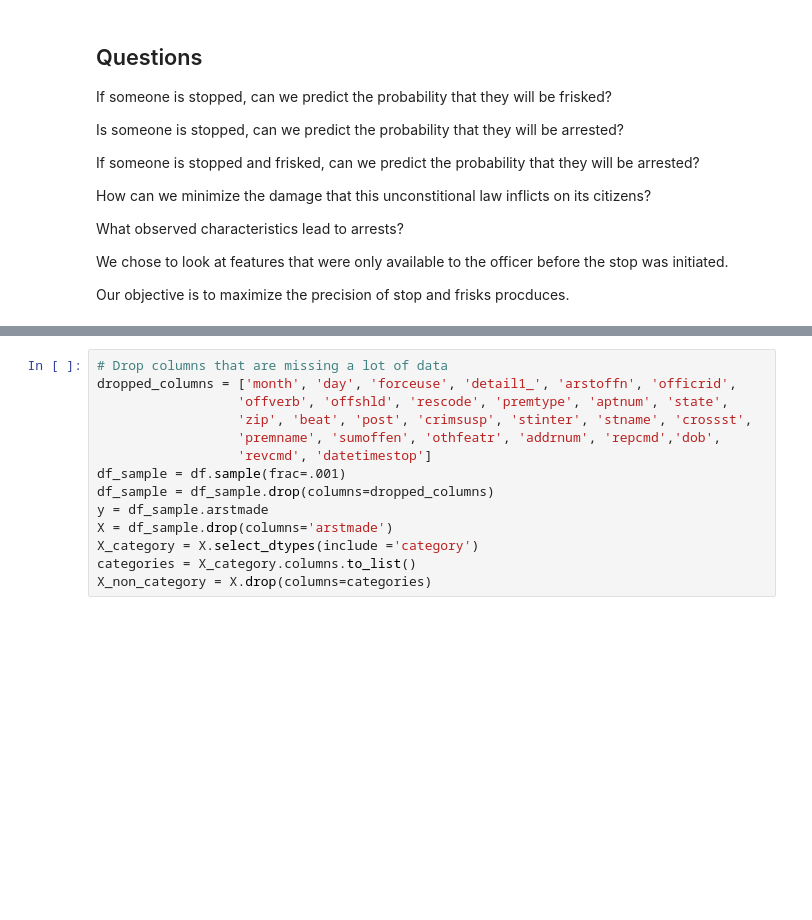
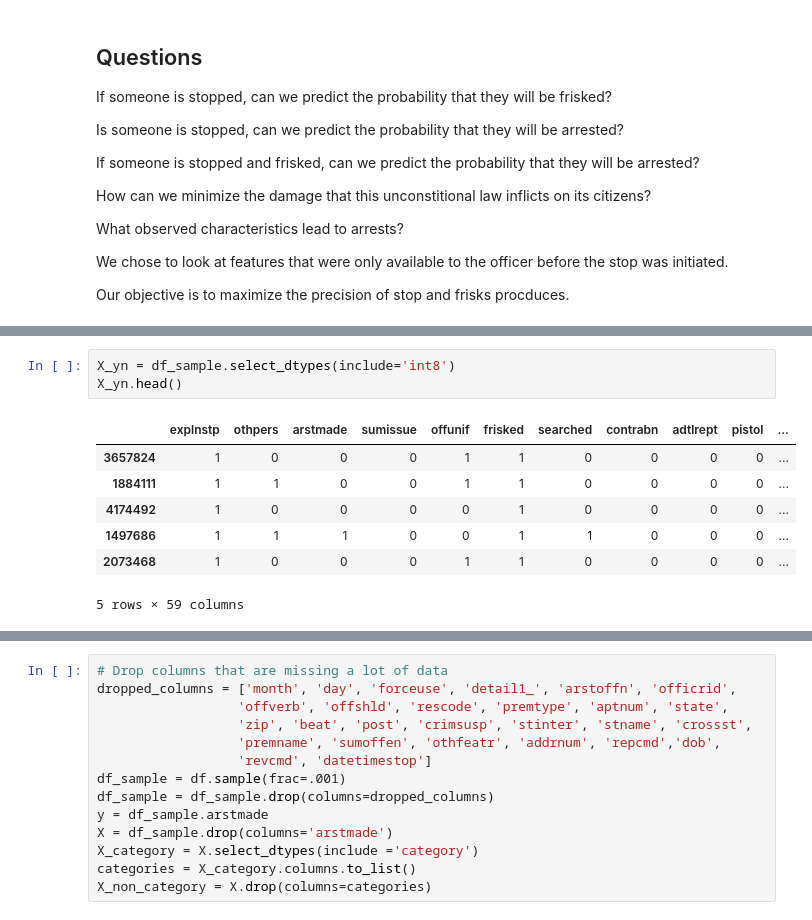
Before and after one commit to StevenDye/stop-and-frisk, a Jupyter notebook: SD_Notebook.ipynb, the cells around one changed output, grey strips where cells are left out. Cells and saved outputs as stored; diff of their text form; blank space fills up the shorter version.

```diff
--- a/SD_Notebook.ipynb
+++ b/SD_Notebook.ipynb
@@ -329,0 +172,11 @@ targets = ['arstmade', 'arstoffn', 'sumissue', 'sumoffen', 'compyear', 'comppct'
+# %%
+X_yn = df_sample.select_dtypes(include='int8')
+X_yn.head()
+# %% [output]
+|  | explnstp | othpers | arstmade | sumissue | offunif | frisked | searched | contrabn | adtlrept | pistol | ... |
+| 3657824 | 1 | 0 | 0 | 0 | 1 | 1 | 0 | 0 | 0 | 0 | ... |
+| 1884111 | 1 | 1 | 0 | 0 | 1 | 1 | 0 | 0 | 0 | 0 | ... |
+| 4174492 | 1 | 0 | 0 | 0 | 0 | 1 | 0 | 0 | 0 | 0 | ... |
+| 1497686 | 1 | 1 | 1 | 0 | 0 | 1 | 1 | 0 | 0 | 0 | ... |
+| 2073468 | 1 | 0 | 0 | 0 | 1 | 1 | 0 | 0 | 0 | 0 | ... |
+5 rows × 59 columns
```
Also changed, not shown: parts of 84 cells of this notebook, 1 other file.
